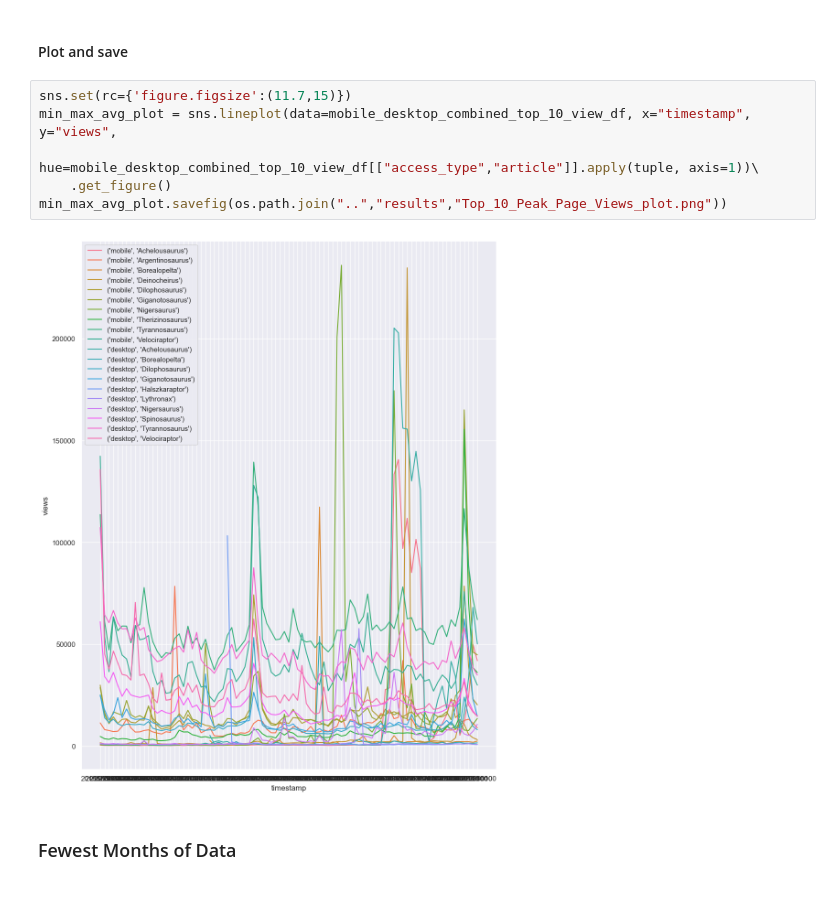
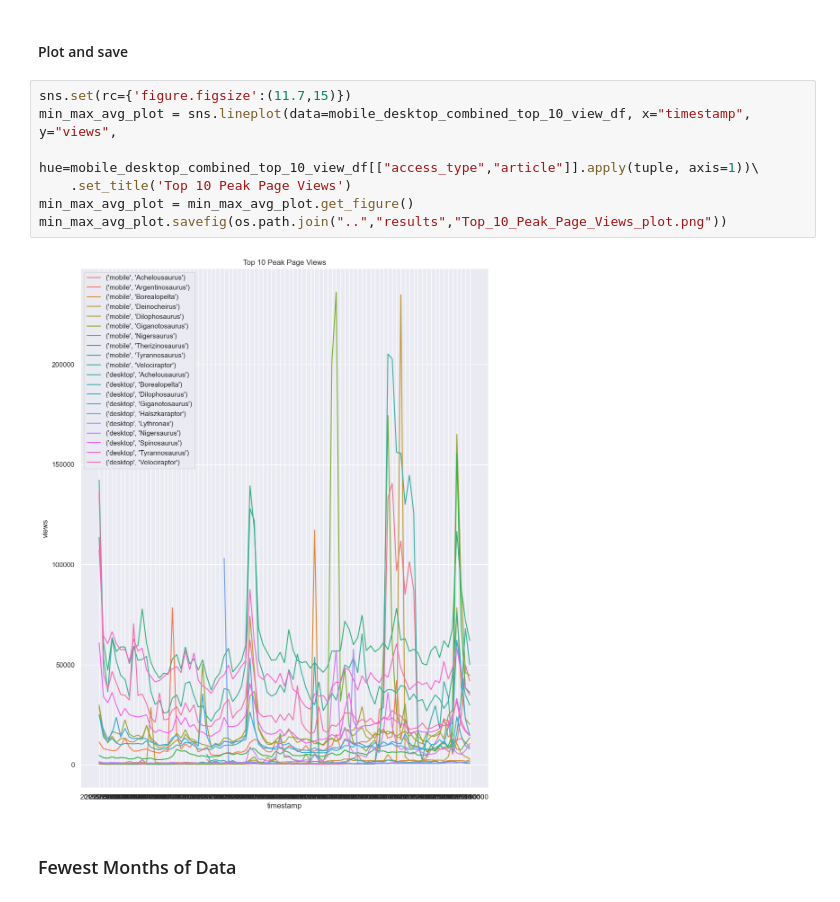
Before and after one commit to amritbhat786/Human-Cenetered-Data-Science, a Jupyter notebook: data-512-homework_1/src/dino_analysis.ipynb, the cells around one changed output. Drawn from its saved outputs; the diff is of its cells as text.

```diff
--- a/data-512-homework_1/src/dino_analysis.ipynb
+++ b/data-512-homework_1/src/dino_analysis.ipynb
@@ -179,11 +182,12 @@ See the caveats in the documentation: https://pandas.pydata.org/pandas-docs/stab
 # %%
 sns.set(rc={'figure.figsize':(11.7,15)})
 min_max_avg_plot = sns.lineplot(data=mobile_desktop_combined_top_10_view_df, x="timestamp", y="views",
                                 hue=mobile_desktop_combined_top_10_view_df[["access_type","article"]].apply(tuple, axis=1))\
-    .get_figure()
+    .set_title('Top 10 Peak Page Views')
+min_max_avg_plot = min_max_avg_plot.get_figure()
 min_max_avg_plot.savefig(os.path.join("..","results","Top_10_Peak_Page_Views_plot.png"))
 # %% [output]
-[figure, old version]
+[figure, new version]
 # %% [markdown]
 ### Fewest Months of Data
 # %%
```
Also changed, not shown: parts of 2 cells of this notebook, 3 other files.
